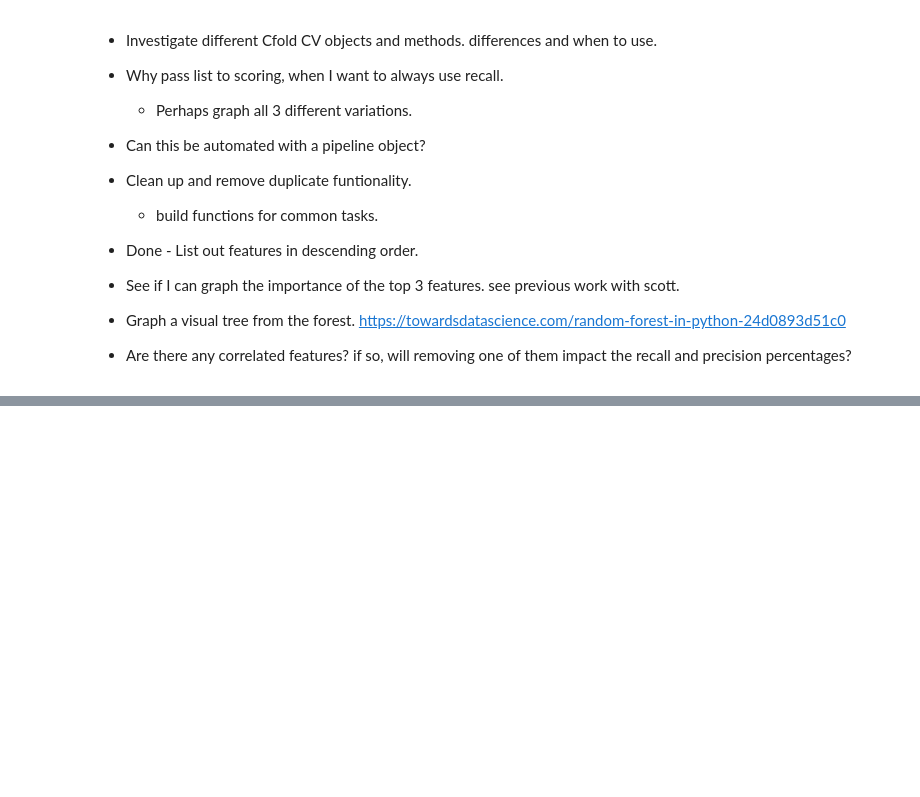
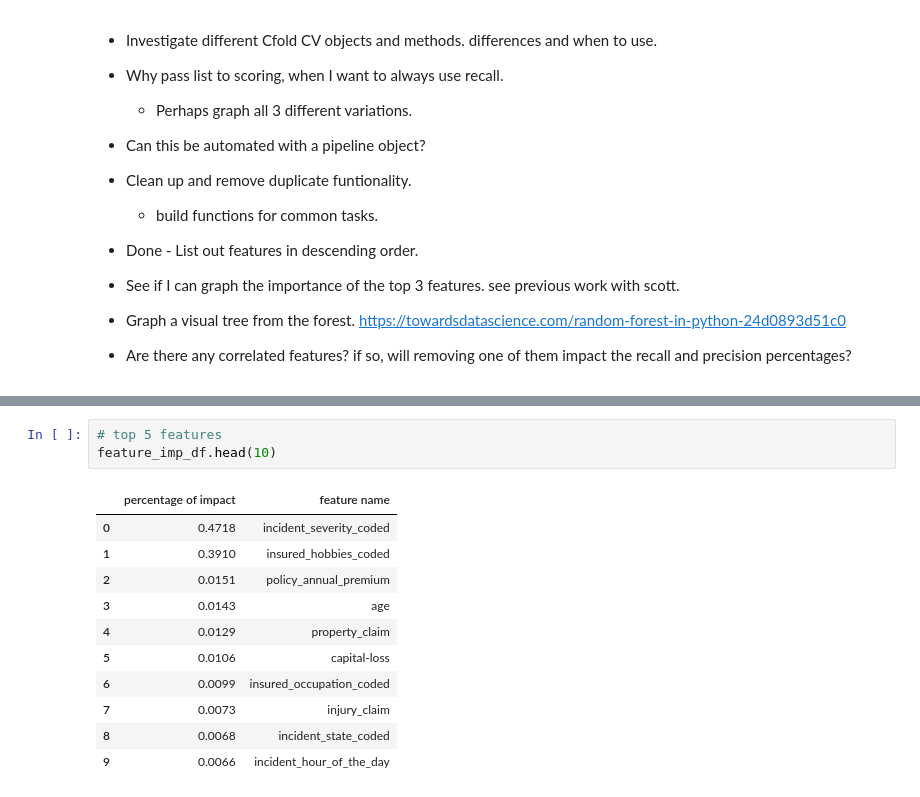
Before and after one commit to michaelwoline/Portfolio, a Jupyter notebook: notebooks-projects-code-notes/ML_Insurance_Fraud_Detection.ipynb, the cells around one changed output, grey strips where cells are left out. Drawn from its saved outputs; the diff is of its cells as text; blank space fills up the shorter version.

```diff
--- a/notebooks-projects-code-notes/ML_Insurance_Fraud_Detection.ipynb
+++ b/notebooks-projects-code-notes/ML_Insurance_Fraud_Detection.ipynb
@@ -696,0 +714,15 @@ def plot_confusion_matrix(cm,
+# %%
+# top 5 features
+feature_imp_df.head(10)
+# %% [output]
+|  | percentage of impact | feature name |
+| 0 | 0.4718 | incident_severity_coded |
+| 1 | 0.3910 | insured_hobbies_coded |
+| 2 | 0.0151 | policy_annual_premium |
+| 3 | 0.0143 | age |
+| 4 | 0.0129 | property_claim |
+| 5 | 0.0106 | capital-loss |
+| 6 | 0.0099 | insured_occupation_coded |
+| 7 | 0.0073 | injury_claim |
+| 8 | 0.0068 | incident_state_coded |
+| 9 | 0.0066 | incident_hour_of_the_day |
```
Also changed, not shown: parts of 10 cells of this notebook.
